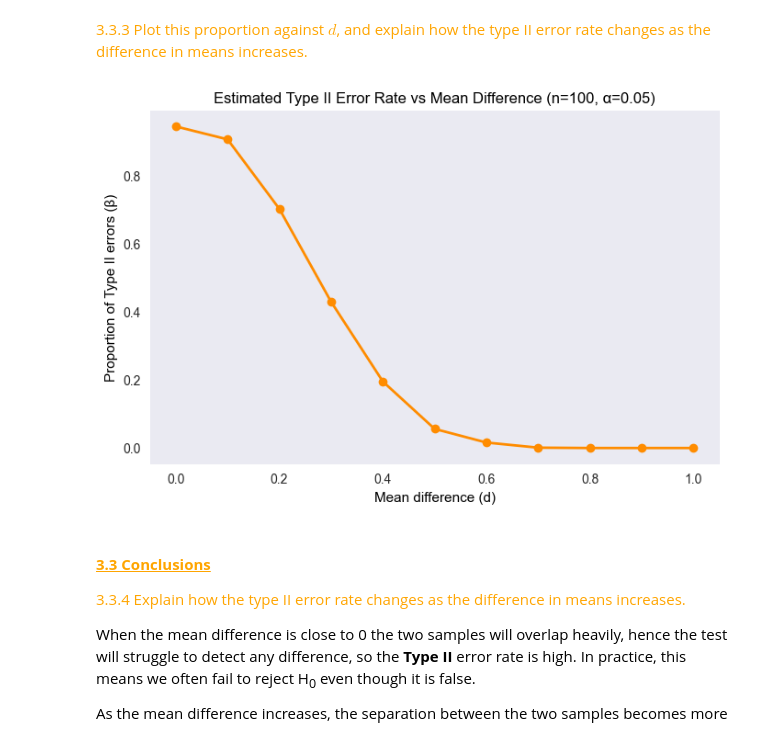
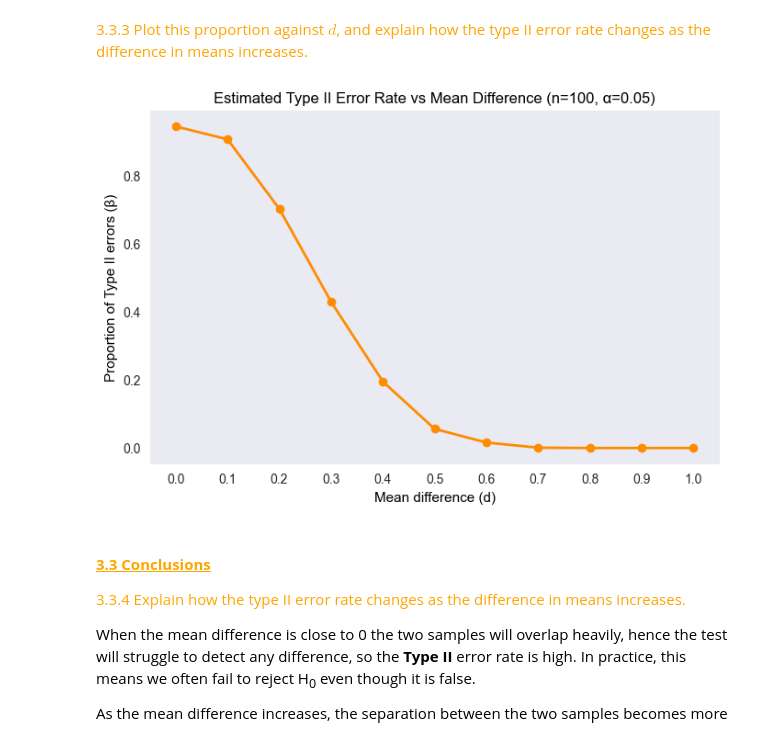
Before and after one commit to Laura6826/applied-statistics-8651, a Jupyter notebook: problems.ipynb, the cells around one changed output. Cells and saved outputs as stored; diff of their text form; code cells hidden in the pictures.

```diff
--- a/problems.ipynb
+++ b/problems.ipynb
@@ -961,0 +993,24 @@ alpha = 0.05                        # significance level for the test
+# %%
+# Box Plot Visualization of Samples with Varying Mean Differences
+# Store samples for plotting
+samples_b = []
+
+for d in mean_diffs:
+    # Generate Sample B with mean difference d
+    sample_b = rng.normal(loc=d, scale=sigma, size=100)
+    samples_b.append(sample_b)
+
+# Combine into a list for plotting
+all_samples = [sample_a] + samples_b
+labels = ["Sample A (N(0,1))"] + [f"Sample B (d={d:.1f})" for d in mean_diffs]
+
+# Create box plots
+plt.figure(figsize=(12,6))
+plt.boxplot(all_samples, tick_labels=labels, vert=True)  # use tick_labels instead of labels
+
+# Styling
+plt.xticks(rotation=45)
+plt.title("Box Plots: Sample A vs Sample B with Varying Mean Differences", fontsize=14, color='orange')
+plt.ylabel("Values", fontsize=12, color='black')
+plt.grid(False)
+plt.show()
@@ -1021,35 +1078,38 @@ type2_results
 # %%
 # Create a new figure for the plot
 plt.figure(figsize=(8,5))   # width=8 inches, height=5 inches
 
 # Plot the results:
 # - x-axis = mean differences (keys of type2_results)
 # - y-axis = Type II error proportions (values of type2_results)
 # - marker='o' → circles at each data point
 # - color='darkorange' → line color
 # - linewidth=2 → thickness of the line
 plt.plot(
     list(type2_results.keys()),       # mean differences d = 0, 0.1, ..., 1.0
     list(type2_results.values()),     # corresponding Type II error rates
     marker='o',color='darkorange', linewidth=2
 )
 
+# Force x-axis ticks to show 0.0, 0.1, ..., 1.0
+plt.xticks(np.arange(0, 1.1, 0.1))
+
 # Add a descriptive title to the plot
-plt.title("Estimated Type II Error Rate vs Mean Difference (n=100, α=0.05)",color="black")
+plt.title("Estimated Type II Error Rate vs Mean Difference (n=100, α=0.05)",color="orange")
 
 # Label the x-axis
 plt.xlabel("Mean difference (d)", color="black")
 
 # Label the y-axis
 plt.ylabel("Proportion of Type II errors (β)", color="black")
 
 # Remove gridlines for a cleaner look
 plt.grid(False)
 
 # Display the plot
 plt.show()
 # %% [output]
-[figure, old version]
+[figure, new version]
 # %% [markdown]
 #### <span style="color:orange"><u>**3.3 Conclusions**</u><span>
 
```
Also changed, not shown: parts of 9 cells of this notebook, 1 other file.
